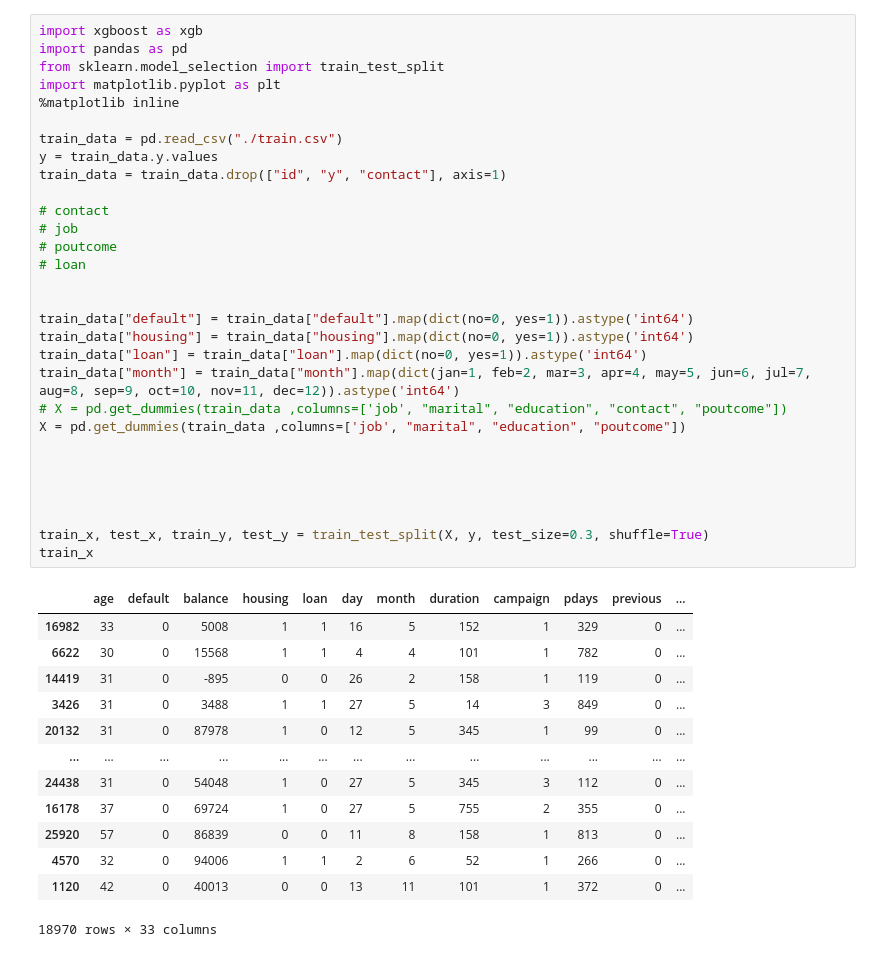
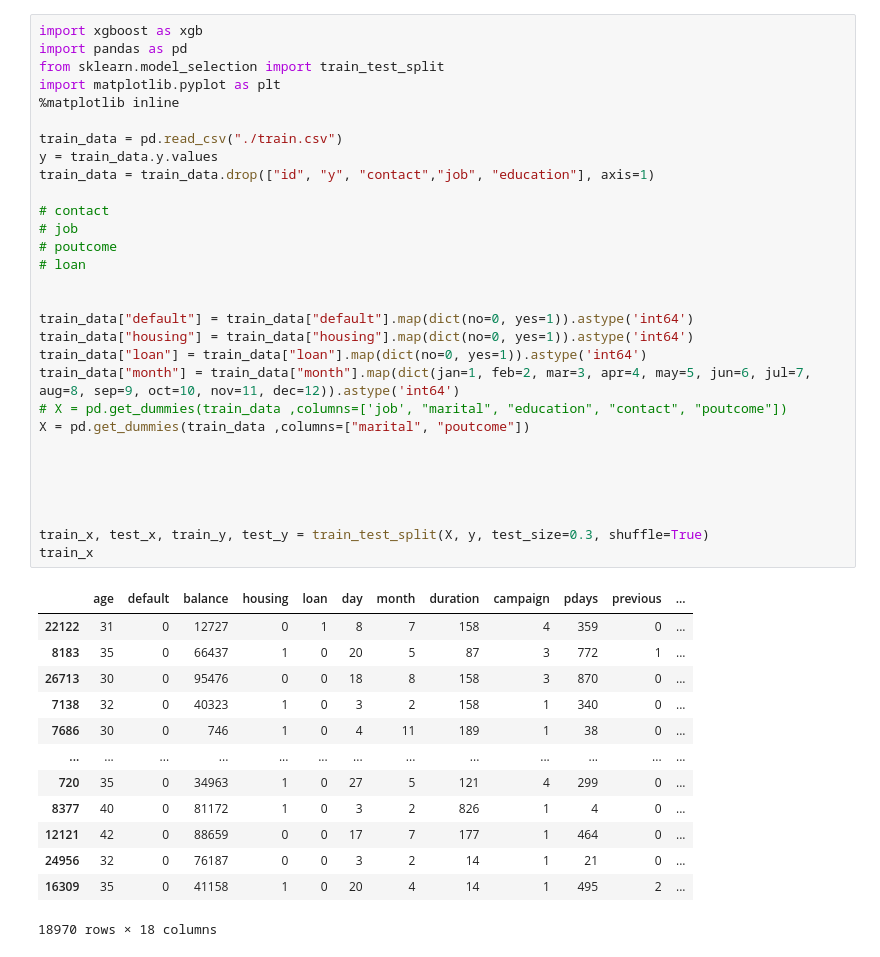
Before and after one commit to AtaruOhto/google-colab-sandbox, a Jupyter notebook: xgboost_sandbox.ipynb, the cells around one changed output. Saved outputs shown, nothing was run; the diff lists cells and outputs as text.

```diff
--- a/xgboost_sandbox.ipynb
+++ b/xgboost_sandbox.ipynb
@@ -3,47 +3,47 @@
 # %%
 import xgboost as xgb
 import pandas as pd
 from sklearn.model_selection import train_test_split
 import matplotlib.pyplot as plt
 %matplotlib inline
 
 train_data = pd.read_csv("./train.csv")
 y = train_data.y.values
-train_data = train_data.drop(["id", "y", "contact"], axis=1)
+train_data = train_data.drop(["id", "y", "contact","job", "education"], axis=1)
 
 # contact
 # job
 # poutcome
 # loan
 
 
 train_data["default"] = train_data["default"].map(dict(no=0, yes=1)).astype('int64')
 train_data["housing"] = train_data["housing"].map(dict(no=0, yes=1)).astype('int64')
 train_data["loan"] = train_data["loan"].map(dict(no=0, yes=1)).astype('int64')
 train_data["month"] = train_data["month"].map(dict(jan=1, feb=2, mar=3, apr=4, may=5, jun=6, jul=7, aug=8, sep=9, oct=10, nov=11, dec=12)).astype('int64')
 # X = pd.get_dummies(train_data ,columns=['job', "marital", "education", "contact", "poutcome"])
-X = pd.get_dummies(train_data ,columns=['job', "marital", "education", "poutcome"])
+X = pd.get_dummies(train_data ,columns=["marital", "poutcome"])
 
 
 
 
 
 train_x, test_x, train_y, test_y = train_test_split(X, y, test_size=0.3, shuffle=True)
 train_x
 # %% [output]
 |  | age | default | balance | housing | loan | day | month | duration | campaign | pdays | previous | ... |
-| 16982 | 33 | 0 | 5008 | 1 | 1 | 16 | 5 | 152 | 1 | 329 | 0 | ... |
-| 6622 | 30 | 0 | 15568 | 1 | 1 | 4 | 4 | 101 | 1 | 782 | 0 | ... |
-| 14419 | 31 | 0 | -895 | 0 | 0 | 26 | 2 | 158 | 1 | 119 | 0 | ... |
-| 3426 | 31 | 0 | 3488 | 1 | 1 | 27 | 5 | 14 | 3 | 849 | 0 | ... |
-| 20132 | 31 | 0 | 87978 | 1 | 0 | 12 | 5 | 345 | 1 | 99 | 0 | ... |
+| 22122 | 31 | 0 | 12727 | 0 | 1 | 8 | 7 | 158 | 4 | 359 | 0 | ... |
+| 8183 | 35 | 0 | 66437 | 1 | 0 | 20 | 5 | 87 | 3 | 772 | 1 | ... |
+| 26713 | 30 | 0 | 95476 | 0 | 0 | 18 | 8 | 158 | 3 | 870 | 0 | ... |
+| 7138 | 32 | 0 | 40323 | 1 | 0 | 3 | 2 | 158 | 1 | 340 | 0 | ... |
+| 7686 | 30 | 0 | 746 | 1 | 0 | 4 | 11 | 189 | 1 | 38 | 0 | ... |
 | ... | ... | ... | ... | ... | ... | ... | ... | ... | ... | ... | ... | ... |
-| 24438 | 31 | 0 | 54048 | 1 | 0 | 27 | 5 | 345 | 3 | 112 | 0 | ... |
-| 16178 | 37 | 0 | 69724 | 1 | 0 | 27 | 5 | 755 | 2 | 355 | 0 | ... |
-| 25920 | 57 | 0 | 86839 | 0 | 0 | 11 | 8 | 158 | 1 | 813 | 0 | ... |
-| 4570 | 32 | 0 | 94006 | 1 | 1 | 2 | 6 | 52 | 1 | 266 | 0 | ... |
-| 1120 | 42 | 0 | 40013 | 0 | 0 | 13 | 11 | 101 | 1 | 372 | 0 | ... |
+| 720 | 35 | 0 | 34963 | 1 | 0 | 27 | 5 | 121 | 4 | 299 | 0 | ... |
+| 8377 | 40 | 0 | 81172 | 1 | 0 | 3 | 2 | 826 | 1 | 4 | 0 | ... |
+| 12121 | 42 | 0 | 88659 | 0 | 0 | 17 | 7 | 177 | 1 | 464 | 0 | ... |
+| 24956 | 32 | 0 | 76187 | 0 | 0 | 3 | 2 | 14 | 1 | 21 | 0 | ... |
+| 16309 | 35 | 0 | 41158 | 1 | 0 | 20 | 4 | 14 | 1 | 495 | 2 | ... |
-18970 rows × 33 columns
+18970 rows × 18 columns
 # %%
 # グリッドサーチ
 from sklearn.model_selection import StratifiedKFold, GridSearchCV
```
Also changed, not shown: parts of 6 cells of this notebook.
